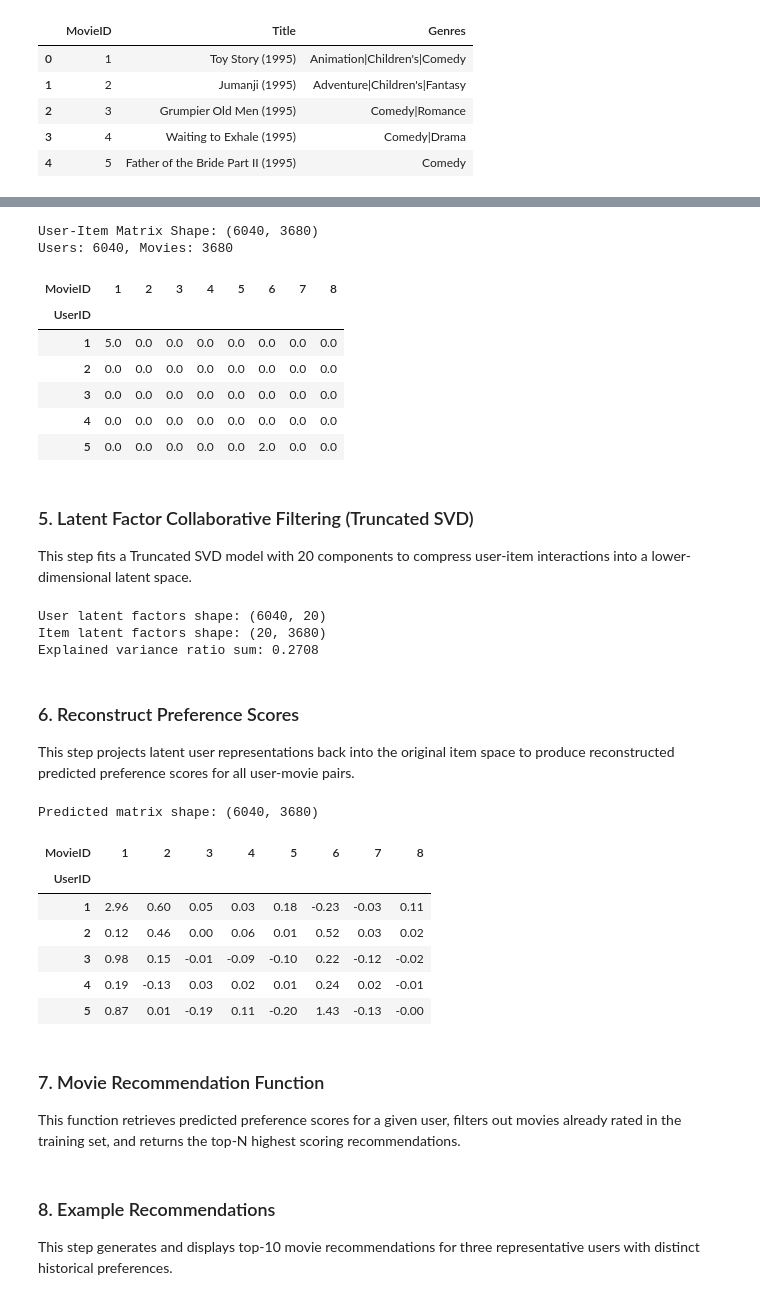
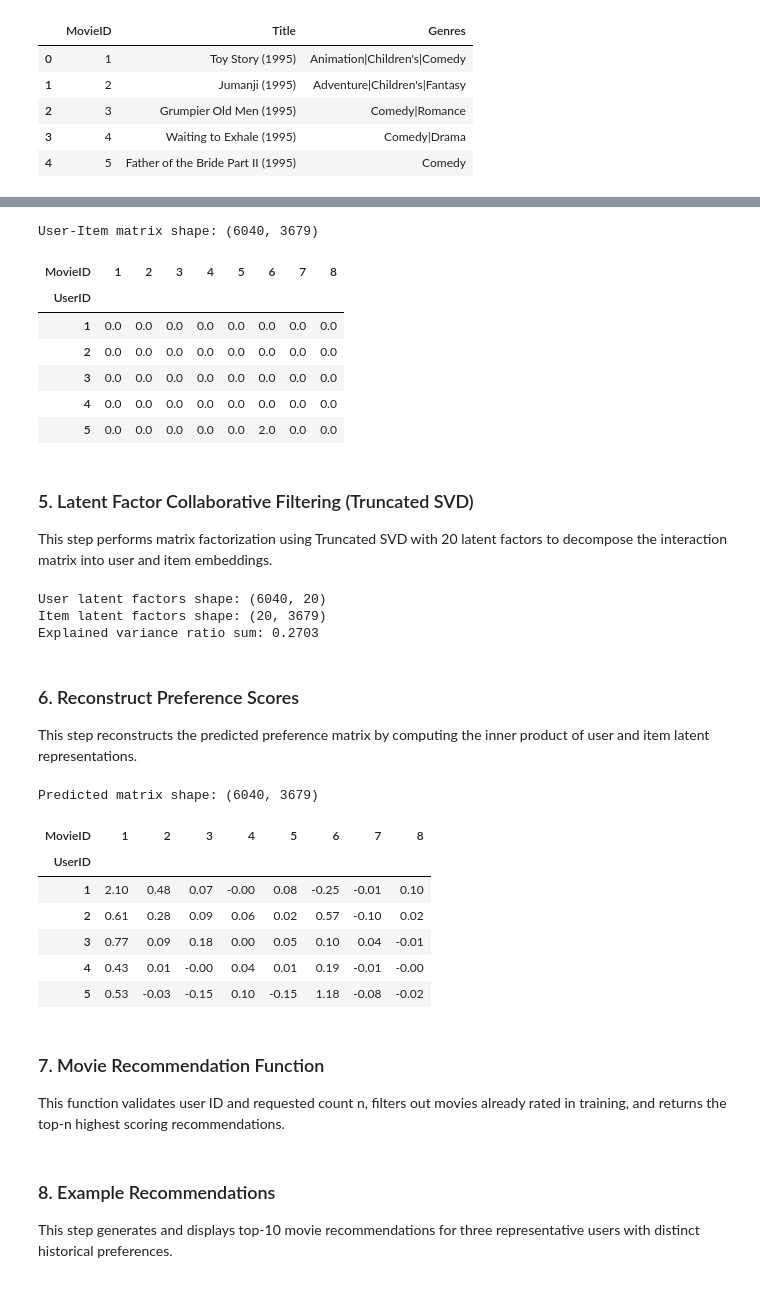
Before and after one commit to Shavacchenna03/Netflix_recommendation, a Jupyter notebook: Code.ipynb, the cells around one changed output, grey strips where cells are left out. Saved outputs shown, nothing was run; the diff lists cells and outputs as text; code cells hidden in the pictures.

```diff
--- a/Code.ipynb
+++ b/Code.ipynb
@@ -85,0 +66,10 @@ Split ratio: 80.0% Train / 20.0% Test
+# %%
+from sklearn.model_selection import train_test_split
+
+RANDOM_SEED = 42
+train_ratings, test_ratings = train_test_split(
+    ratings, test_size=0.20, random_state=RANDOM_SEED, stratify=ratings['UserID']
+)
+
+print(f'Training interactions: {len(train_ratings):,}')
+print(f'Test interactions: {len(test_ratings):,}')
@@ -89,53 +82,56 @@ This step constructs the sparse user-item interaction matrix from training ratin
 # %%
 user_item_matrix = train_ratings.pivot(index='UserID', columns='MovieID', values='Rating').fillna(0)
 
-print(f'User-Item Matrix Shape: {user_item_matrix.shape}')
-print(f'Users: {user_item_matrix.shape[0]}, Movies: {user_item_matrix.shape[1]}')
+print(f'User-Item matrix shape: {user_item_matrix.shape}')
 display(user_item_matrix.iloc[:5, :8])
 # %% [output]
-User-Item Matrix Shape: (6040, 3680)
-Users: 6040, Movies: 3680
+User-Item matrix shape: (6040, 3679)
 | MovieID | 1 | 2 | 3 | 4 | 5 | 6 | 7 | 8 |
 | UserID |  |  |  |  |  |  |  |  |
-| 1 | 5.0 | 0.0 | 0.0 | 0.0 | 0.0 | 0.0 | 0.0 | 0.0 |
+| 1 | 0.0 | 0.0 | 0.0 | 0.0 | 0.0 | 0.0 | 0.0 | 0.0 |
 | 2 | 0.0 | 0.0 | 0.0 | 0.0 | 0.0 | 0.0 | 0.0 | 0.0 |
 | 3 | 0.0 | 0.0 | 0.0 | 0.0 | 0.0 | 0.0 | 0.0 | 0.0 |
 | 4 | 0.0 | 0.0 | 0.0 | 0.0 | 0.0 | 0.0 | 0.0 | 0.0 |
 | 5 | 0.0 | 0.0 | 0.0 | 0.0 | 0.0 | 2.0 | 0.0 | 0.0 |
 # %% [markdown]
 ### 5. Latent Factor Collaborative Filtering (Truncated SVD)
-This step fits a Truncated SVD model with 20 components to compress user-item interactions into a lower-dimensional latent space.
+This step performs matrix factorization using Truncated SVD with 20 latent factors to decompose the interaction matrix into user and item embeddings.
 # %%
 svd = TruncatedSVD(n_components=20, random_state=RANDOM_SEED)
 user_factors = svd.fit_transform(user_item_matrix)
+item_factors = svd.components_
 
 print(f'User latent factors shape: {user_factors.shape}')
-print(f'Item latent factors shape: {svd.components_.shape}')
+print(f'Item latent factors shape: {item_factors.shape}')
 print(f'Explained variance ratio sum: {svd.explained_variance_ratio_.sum():.4f}')
 # %% [output]
 User latent factors shape: (6040, 20)
-Item latent factors shape: (20, 3680)
-Explained variance ratio sum: 0.2708
+Item latent factors shape: (20, 3679)
+Explained variance ratio sum: 0.2703
-# %% [markdown]
-### 6. Reconstruct Preference Scores
-This step projects latent user representations back into the original item space to produce reconstructed predicted preference scores for all user-movie pairs.
+# %% [markdown]
+### 6. Reconstruct Preference Scores
+This step reconstructs the predicted preference matrix by computing the inner product of user and item latent representations.
 # %%
 predicted_ratings = svd.inverse_transform(user_factors)
-predicted_df = pd.DataFrame(predicted_ratings, index=user_item_matrix.index, columns=user_item_matrix.columns)
+predicted_df = pd.DataFrame(
+    predicted_ratings,
+    index=user_item_matrix.index,
+    columns=user_item_matrix.columns
+)
 
 print(f'Predicted matrix shape: {predicted_df.shape}')
 display(predicted_df.iloc[:5, :8].round(2))
 # %% [output]
-Predicted matrix shape: (6040, 3680)
+Predicted matrix shape: (6040, 3679)
 | MovieID | 1 | 2 | 3 | 4 | 5 | 6 | 7 | 8 |
 | UserID |  |  |  |  |  |  |  |  |
-| 1 | 2.96 | 0.60 | 0.05 | 0.03 | 0.18 | -0.23 | -0.03 | 0.11 |
-| 2 | 0.12 | 0.46 | 0.00 | 0.06 | 0.01 | 0.52 | 0.03 | 0.02 |
-| 3 | 0.98 | 0.15 | -0.01 | -0.09 | -0.10 | 0.22 | -0.12 | -0.02 |
-| 4 | 0.19 | -0.13 | 0.03 | 0.02 | 0.01 | 0.24 | 0.02 | -0.01 |
-| 5 | 0.87 | 0.01 | -0.19 | 0.11 | -0.20 | 1.43 | -0.13 | -0.00 |
+| 1 | 2.10 | 0.48 | 0.07 | -0.00 | 0.08 | -0.25 | -0.01 | 0.10 |
+| 2 | 0.61 | 0.28 | 0.09 | 0.06 | 0.02 | 0.57 | -0.10 | 0.02 |
+| 3 | 0.77 | 0.09 | 0.18 | 0.00 | 0.05 | 0.10 | 0.04 | -0.01 |
+| 4 | 0.43 | 0.01 | -0.00 | 0.04 | 0.01 | 0.19 | -0.01 | -0.00 |
+| 5 | 0.53 | -0.03 | -0.15 | 0.10 | -0.15 | 1.18 | -0.08 | -0.02 |
 # %% [markdown]
 ### 7. Movie Recommendation Function
-This function retrieves predicted preference scores for a given user, filters out movies already rated in the training set, and returns the top-N highest scoring recommendations.
+This function validates user ID and requested count n, filters out movies already rated in training, and returns the top-n highest scoring recommendations.
 # %%
 def recommend_movies(user_id, n=10):
```
Also changed, not shown: parts of 67 cells of this notebook, 4 other files.
